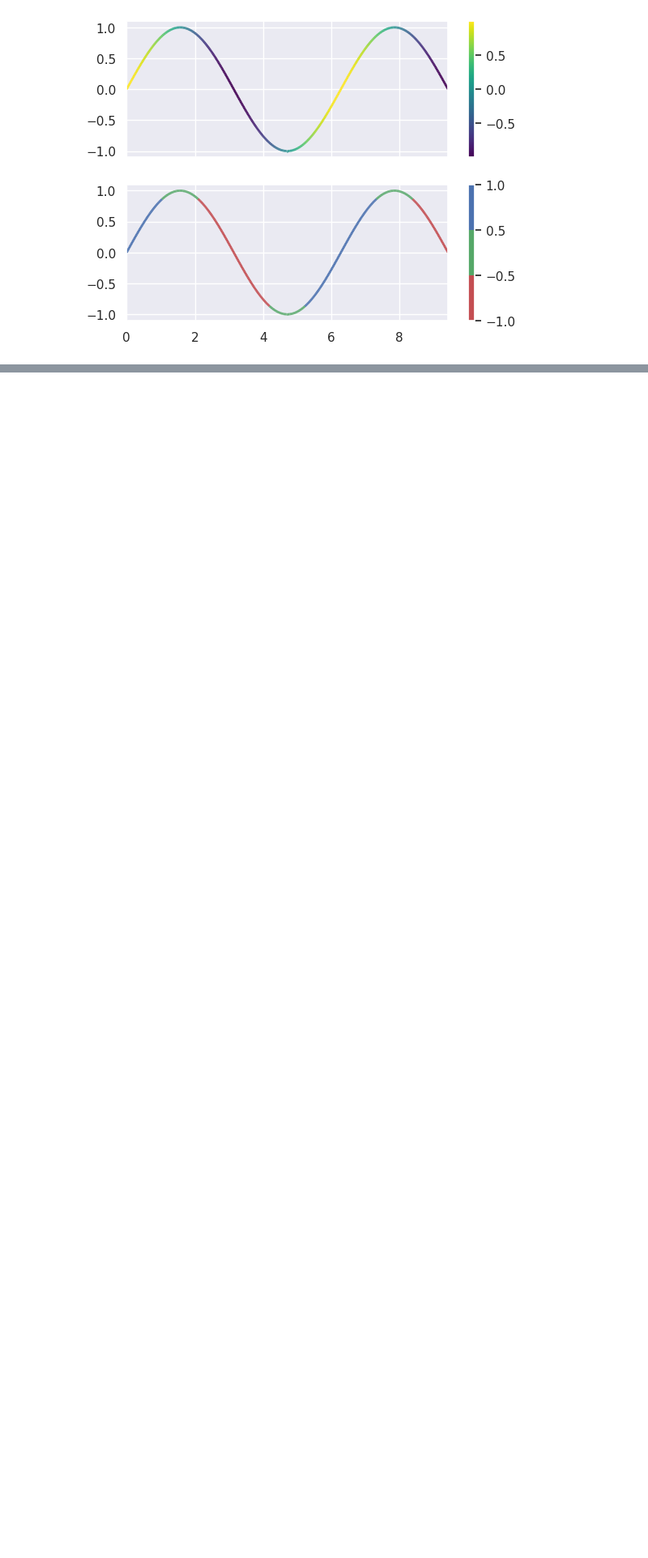
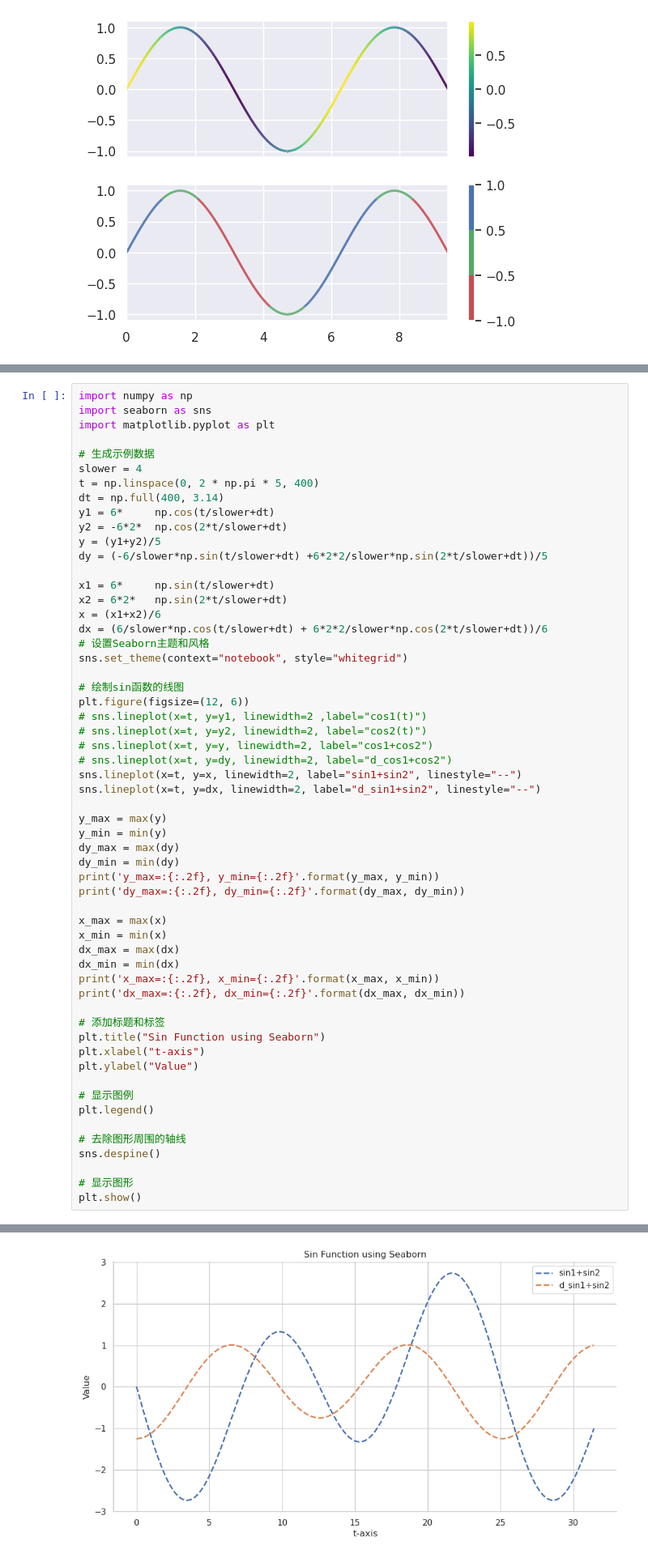
Before and after one commit to janedipan/Demo-Cbf2311, a Jupyter notebook: scripts/test_seaborn.ipynb, the cells around one changed output, grey strips where cells are left out. Shown: that part at 81% size. Cells and saved outputs as stored; diff of their text form; blank space fills up the shorter version.

```diff
--- a/scripts/test_seaborn.ipynb
+++ b/scripts/test_seaborn.ipynb
@@ -129,0 +127,58 @@ plt.show()
+# %%
+import numpy as np
+import seaborn as sns
+import matplotlib.pyplot as plt
+
+# 生成示例数据
+slower = 4
+t = np.linspace(0, 2 * np.pi * 5, 400)
+dt = np.full(400, 3.14)
+y1 = 6*     np.cos(t/slower+dt)
+y2 = -6*2*  np.cos(2*t/slower+dt)
+y = (y1+y2)/5
+dy = (-6/slower*np.sin(t/slower+dt) +6*2*2/slower*np.sin(2*t/slower+dt))/5
+
+x1 = 6*     np.sin(t/slower+dt)
+x2 = 6*2*   np.sin(2*t/slower+dt)
+x = (x1+x2)/6
+dx = (6/slower*np.cos(t/slower+dt) + 6*2*2/slower*np.cos(2*t/slower+dt))/6
+# 设置Seaborn主题和风格
+sns.set_theme(context="notebook", style="whitegrid")
+
+# 绘制sin函数的线图
+plt.figure(figsize=(12, 6))
+# sns.lineplot(x=t, y=y1, linewidth=2 ,label="cos1(t)")
+# sns.lineplot(x=t, y=y2, linewidth=2, label="cos2(t)")
+# sns.lineplot(x=t, y=y, linewidth=2, label="cos1+cos2")
+# sns.lineplot(x=t, y=dy, linewidth=2, label="d_cos1+cos2")
+sns.lineplot(x=t, y=x, linewidth=2, label="sin1+sin2", linestyle="--")
+sns.lineplot(x=t, y=dx, linewidth=2, label="d_sin1+sin2", linestyle="--")
+
+y_max = max(y)
+y_min = min(y)
+dy_max = max(dy)
+dy_min = min(dy)
+print('y_max=:{:.2f}, y_min={:.2f}'.format(y_max, y_min))
+print('dy_max=:{:.2f}, dy_min={:.2f}'.format(dy_max, dy_min))
+
+x_max = max(x)
+x_min = min(x)
+dx_max = max(dx)
+dx_min = min(dx)
+print('x_max=:{:.2f}, x_min={:.2f}'.format(x_max, x_min))
+print('dx_max=:{:.2f}, dx_min={:.2f}'.format(dx_max, dx_min))
+
+# 添加标题和标签
+plt.title("Sin Function using Seaborn")
+plt.xlabel("t-axis")
+plt.ylabel("Value")
+
+# 显示图例
+plt.legend()
+
+# 去除图形周围的轴线
+sns.despine()
+
+# 显示图形
+plt.show()
+# %% [output]
@@ -129,0 +189 @@ plt.show()
+[figure, added]
```
Also changed, not shown: parts of 2 cells of this notebook, 27 other files.
